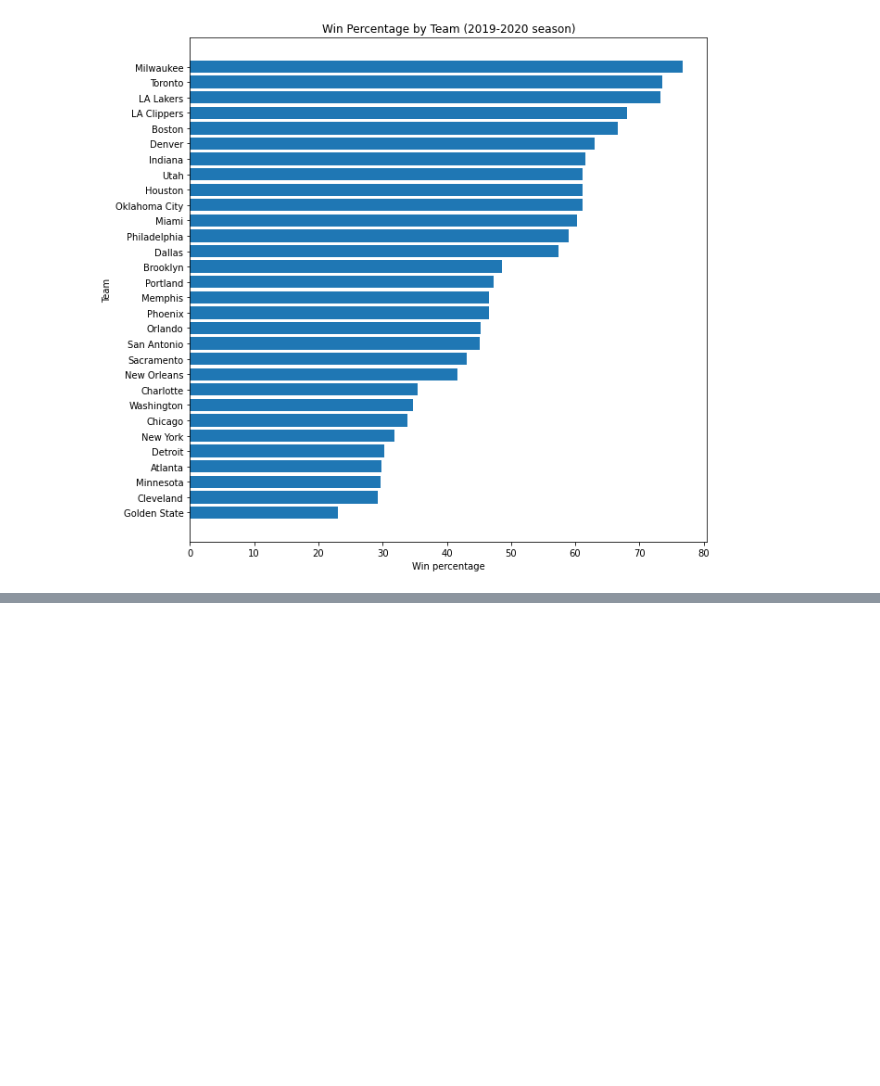
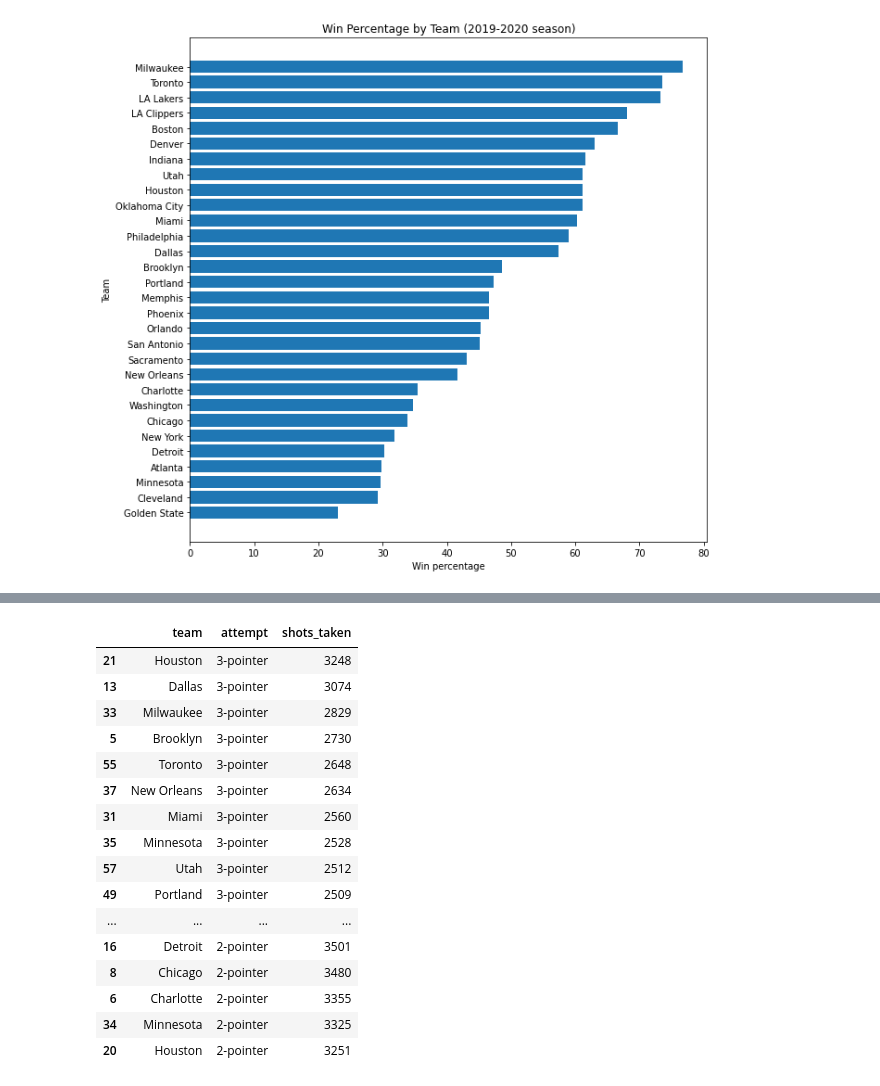
Before and after one commit to ensonsoo00/nba_shot_analysis, a Jupyter notebook: notebooks/eda.ipynb, the cells around one changed output, grey strips where cells are left out. Saved outputs shown, nothing was run; the diff lists cells and outputs as text; code cells hidden in the pictures; blank space fills up the shorter version.

```diff
--- a/notebooks/eda.ipynb
+++ b/notebooks/eda.ipynb
@@ -83,0 +116,22 @@ plt.show()
+# %%
+shots = df.groupby(["team", "attempt"])["game_id"].count().reset_index().rename({"game_id": "shots_taken"}, axis=1)
+shots = shots.sort_values(["attempt", "shots_taken"], ascending=False)
+shots
+# %% [output]
+|  | team | attempt | shots_taken |
+| 21 | Houston | 3-pointer | 3248 |
+| 13 | Dallas | 3-pointer | 3074 |
+| 33 | Milwaukee | 3-pointer | 2829 |
+| 5 | Brooklyn | 3-pointer | 2730 |
+| 55 | Toronto | 3-pointer | 2648 |
+| 37 | New Orleans | 3-pointer | 2634 |
+| 31 | Miami | 3-pointer | 2560 |
+| 35 | Minnesota | 3-pointer | 2528 |
+| 57 | Utah | 3-pointer | 2512 |
+| 49 | Portland | 3-pointer | 2509 |
+| ... | ... | ... | ... |
+| 16 | Detroit | 2-pointer | 3501 |
+| 8 | Chicago | 2-pointer | 3480 |
+| 6 | Charlotte | 2-pointer | 3355 |
+| 34 | Minnesota | 2-pointer | 3325 |
+| 20 | Houston | 2-pointer | 3251 |
```
Also changed, not shown: parts of 4 cells of this notebook, 6 other files.
